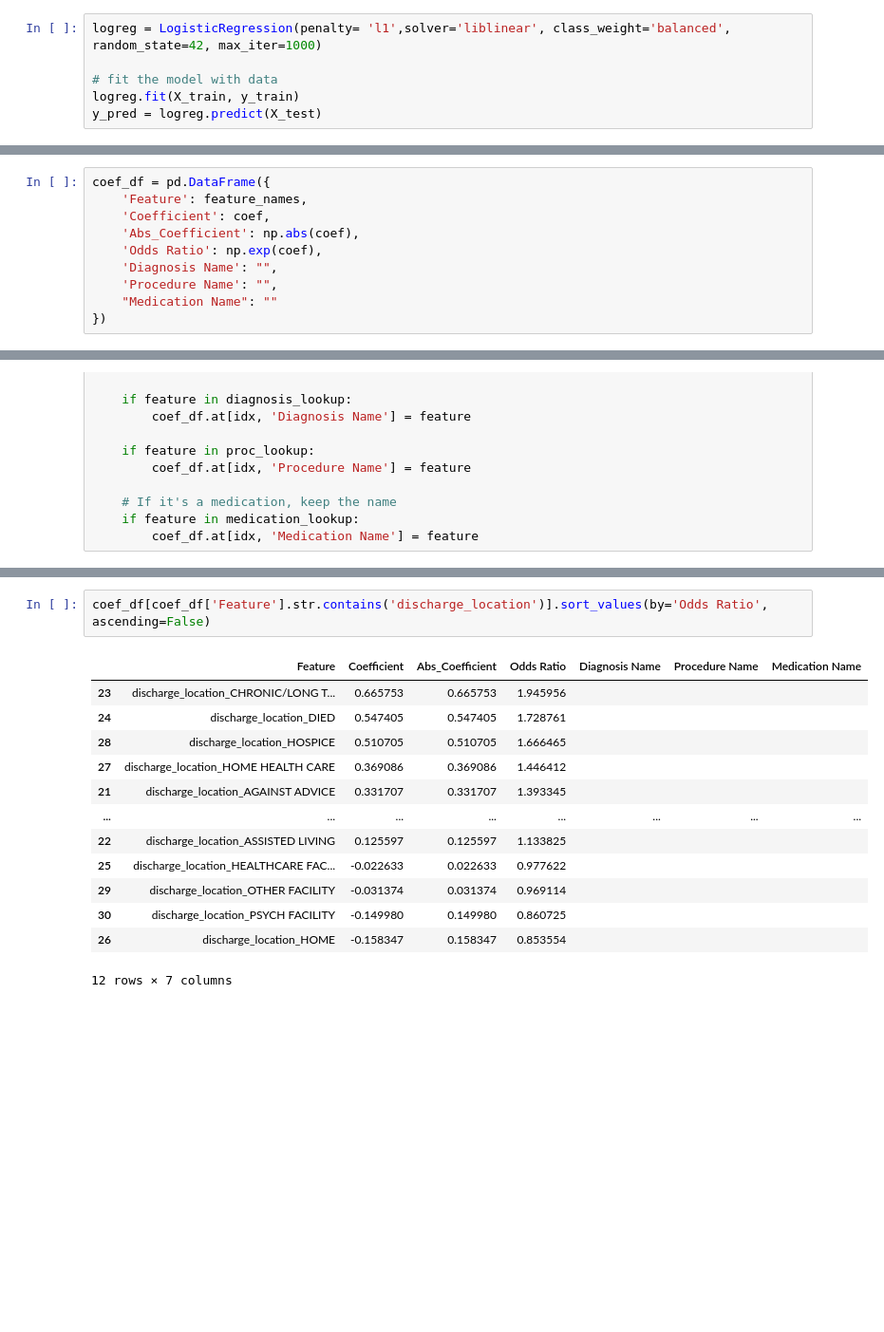
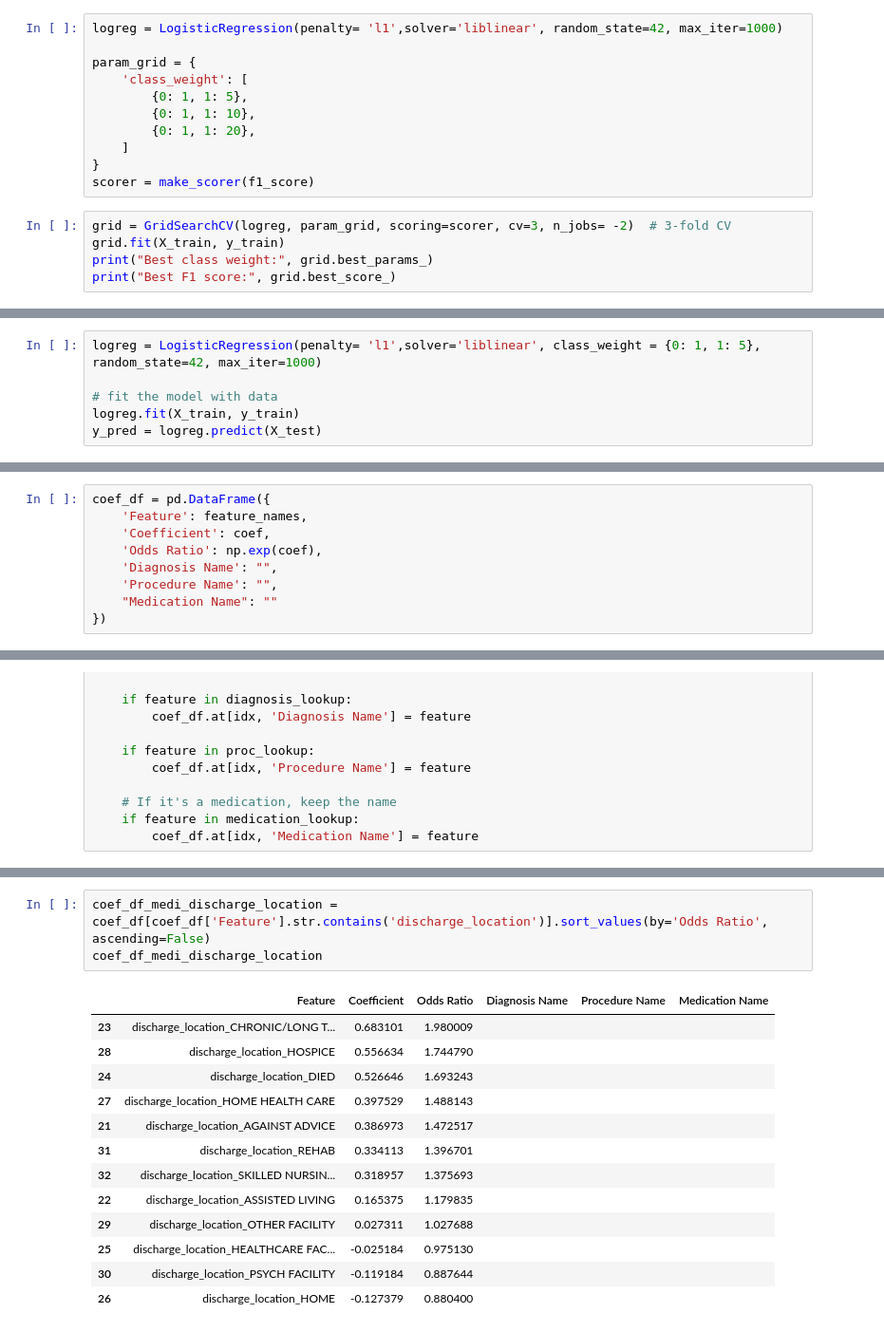
Before and after one commit to saaqib-m/patient-readmission, a Jupyter notebook: Patient-Readmission-LR-Notebook-v2.ipynb, the cells around one changed output, grey strips where cells are left out. Shown at 95% size. Cells and saved outputs as stored; diff of their text form; blank space fills up the shorter version.

```diff
--- a/Patient-Readmission-LR-Notebook-v2.ipynb
+++ b/Patient-Readmission-LR-Notebook-v2.ipynb
@@ -458,8 +527,18 @@ y = df_full_dataset.readmission
 # %%
 X_train, X_test, y_train, y_test = train_test_split(X, y, test_size=0.25, random_state=42)
 # %%
-logreg = LogisticRegression(penalty= 'l1',solver='liblinear', class_weight='balanced', random_state=42, max_iter=1000)
+logreg = LogisticRegression(penalty= 'l1',solver='liblinear', random_state=42, max_iter=1000)
 
-# fit the model with data
-logreg.fit(X_train, y_train)
-y_pred = logreg.predict(X_test)
+param_grid = {
+    'class_weight': [
+        {0: 1, 1: 5},
+        {0: 1, 1: 10},
+        {0: 1, 1: 20},
+    ]
+}
+scorer = make_scorer(f1_score)
+# %%
+grid = GridSearchCV(logreg, param_grid, scoring=scorer, cv=3, n_jobs= -2)  # 3-fold CV
+grid.fit(X_train, y_train)
+print("Best class weight:", grid.best_params_)
+print("Best F1 score:", grid.best_score_)
@@ -466,3 +548,9 @@ y_pred = logreg.predict(X_test)
+# %%
+logreg = LogisticRegression(penalty= 'l1',solver='liblinear', class_weight = {0: 1, 1: 5}, random_state=42, max_iter=1000)
+
+# fit the model with data
+logreg.fit(X_train, y_train)
+y_pred = logreg.predict(X_test)
 # %%
 cnf_matrix = metrics.confusion_matrix(y_test, y_pred)
 cnf_matrix
@@ -521,7 +612,6 @@ feature_names = X_train.columns
 coef_df = pd.DataFrame({
     'Feature': feature_names,
     'Coefficient': coef,
-    'Abs_Coefficient': np.abs(coef),
     'Odds Ratio': np.exp(coef),
     'Diagnosis Name': "",
     'Procedure Name': "",
@@ -629,17 +718,18 @@ coef_df[coef_df['Feature'].str.contains('admission_type')].sort_values(by='Odds
 # %%
-coef_df[coef_df['Feature'].str.contains('discharge_location')].sort_values(by='Odds Ratio', ascending=False)
+coef_df_medi_discharge_location = coef_df[coef_df['Feature'].str.contains('discharge_location')].sort_values(by='Odds Ratio', ascending=False)
+coef_df_medi_discharge_location
 # %% [output]
-|  | Feature | Coefficient | Abs_Coefficient | Odds Ratio | Diagnosis Name | Procedure Name | Medication Name |
-| 23 | discharge_location_CHRONIC/LONG T... | 0.665753 | 0.665753 | 1.945956 |  |  |  |
-| 24 | discharge_location_DIED | 0.547405 | 0.547405 | 1.728761 |  |  |  |
-| 28 | discharge_location_HOSPICE | 0.510705 | 0.510705 | 1.666465 |  |  |  |
-| 27 | discharge_location_HOME HEALTH CARE | 0.369086 | 0.369086 | 1.446412 |  |  |  |
-| 21 | discharge_location_AGAINST ADVICE | 0.331707 | 0.331707 | 1.393345 |  |  |  |
-| ... | ... | ... | ... | ... | ... | ... | ... |
-| 22 | discharge_location_ASSISTED LIVING | 0.125597 | 0.125597 | 1.133825 |  |  |  |
-| 25 | discharge_location_HEALTHCARE FAC... | -0.022633 | 0.022633 | 0.977622 |  |  |  |
-| 29 | discharge_location_OTHER FACILITY | -0.031374 | 0.031374 | 0.969114 |  |  |  |
-| 30 | discharge_location_PSYCH FACILITY | -0.149980 | 0.149980 | 0.860725 |  |  |  |
-| 26 | discharge_location_HOME | -0.158347 | 0.158347 | 0.853554 |  |  |  |
+|  | Feature | Coefficient | Odds Ratio | Diagnosis Name | Procedure Name | Medication Name |
+| 23 | discharge_location_CHRONIC/LONG T... | 0.683101 | 1.980009 |  |  |  |
+| 28 | discharge_location_HOSPICE | 0.556634 | 1.744790 |  |  |  |
+| 24 | discharge_location_DIED | 0.526646 | 1.693243 |  |  |  |
+| 27 | discharge_location_HOME HEALTH CARE | 0.397529 | 1.488143 |  |  |  |
+| 21 | discharge_location_AGAINST ADVICE | 0.386973 | 1.472517 |  |  |  |
+| 31 | discharge_location_REHAB | 0.334113 | 1.396701 |  |  |  |
+| 32 | discharge_location_SKILLED NURSIN... | 0.318957 | 1.375693 |  |  |  |
+| 22 | discharge_location_ASSISTED LIVING | 0.165375 | 1.179835 |  |  |  |
+| 29 | discharge_location_OTHER FACILITY | 0.027311 | 1.027688 |  |  |  |
+| 25 | discharge_location_HEALTHCARE FAC... | -0.025184 | 0.975130 |  |  |  |
+| 30 | discharge_location_PSYCH FACILITY | -0.119184 | 0.887644 |  |  |  |
+| 26 | discharge_location_HOME | -0.127379 | 0.880400 |  |  |  |
-12 rows × 7 columns
 # %%
```
Also changed, not shown: parts of 34 cells of this notebook, 1 other file.
